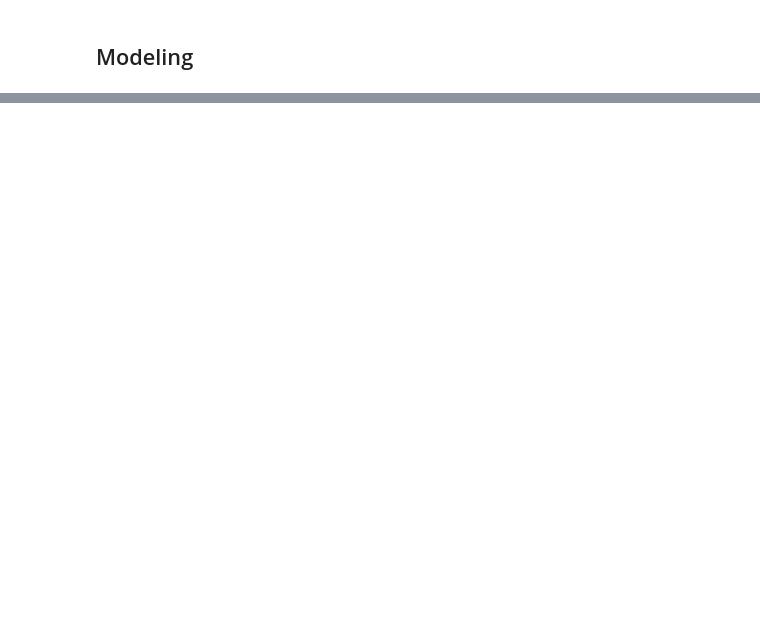
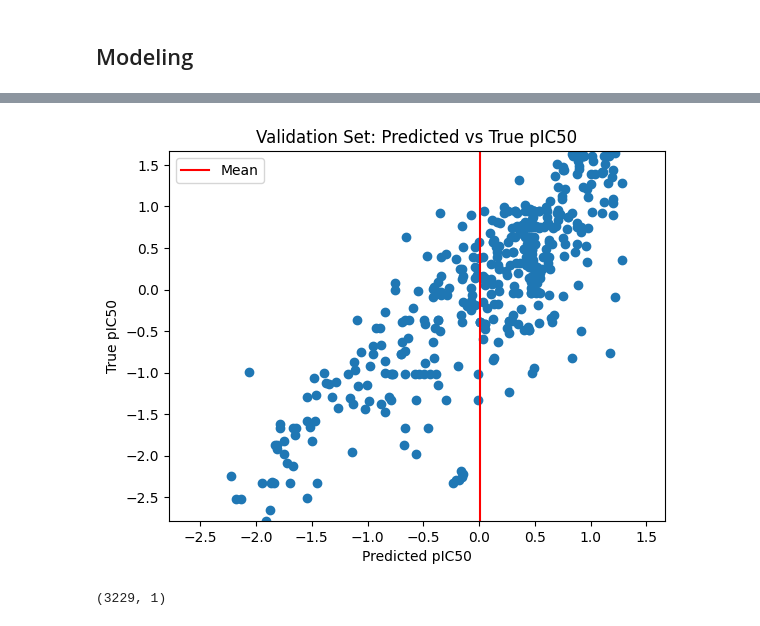
Before and after one commit to Djtrainer/cancer_research, a Jupyter notebook: notebooks/mdm2_breaker.ipynb, the cells around one changed output, grey strips where cells are left out. Drawn from its saved outputs; the diff is of its cells as text; code cells hidden in the pictures; blank space fills up the shorter version.

```diff
--- a/notebooks/mdm2_breaker.ipynb
+++ b/notebooks/mdm2_breaker.ipynb
@@ -676,0 +780,28 @@ the value of the `num_workers` argument` to `num_workers=7` in the `DataLoader`
+# %%
+y_pred_val = []
+y_true_val = []
+x_values_val = []
+for x in val_loader:
+    x_values_val.append(x.x.detach().cpu().numpy())
+    y_pred_val.append(model(protein_graph, x).detach().cpu().numpy())
+    y_true_val.append(x.y.detach().cpu().numpy())
+
+y_pred_val = np.concatenate(y_pred_val)
+y_true_val = np.concatenate(y_true_val)
+x_values_val = np.concatenate(x_values_val)
+
+plt.scatter(y_pred_val, y_true_val)
+plt.plot([y_true_val.mean(), y_true_val.mean()], [y_true_val.min(), y_true_val.max()], color="red", label="Mean")
+plt.xlabel("Predicted pIC50")
+plt.ylabel("True pIC50")
+plt.title("Validation Set: Predicted vs True pIC50")
+plt.xlim(y_true_val.min(), y_true_val.max())
+plt.ylim(y_true_val.min(), y_true_val.max())
+plt.legend()
+plt.show()
+# %% [output]
+[figure, added]
+# %%
+np.expand_dims(y_true_train, axis=1).shape
+# %% [output]
+(3229, 1)
```
Also changed, not shown: parts of 14 cells of this notebook, 3 other files.
